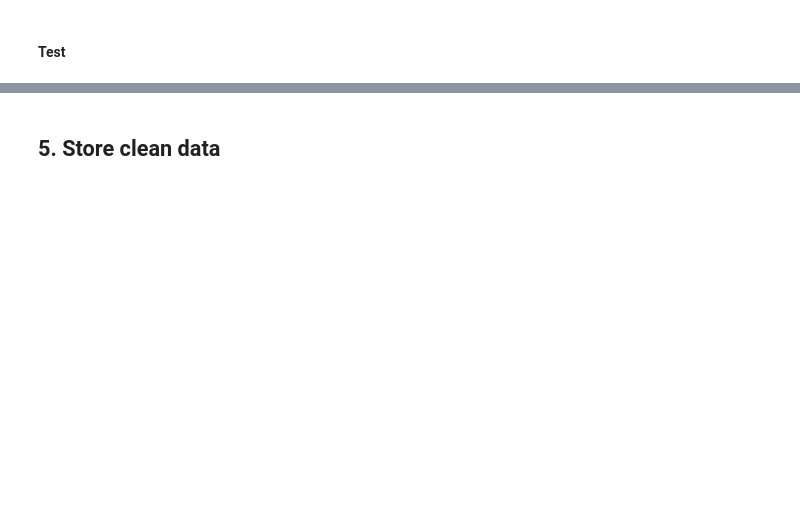
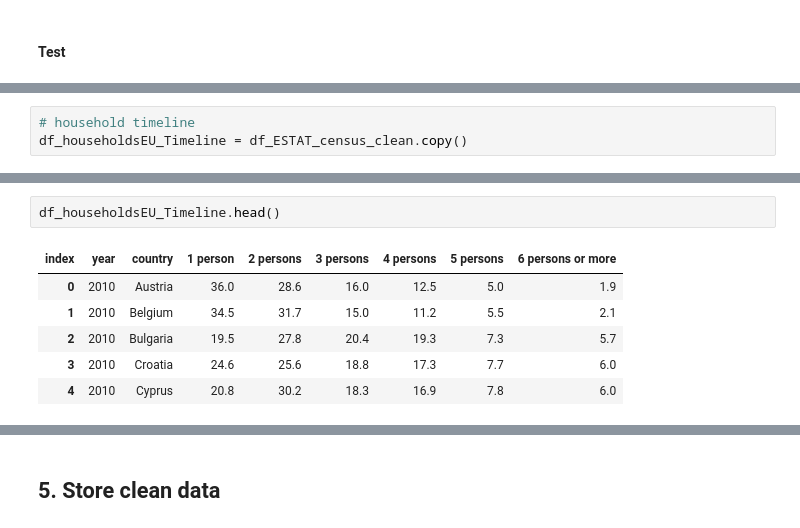
Before and after one commit to AtulSingh-Emyre/AnalysisCovid19, a Jupyter notebook: gather_clean_Covid19.ipynb, the cells around one changed output, grey strips where cells are left out. Saved outputs shown, nothing was run; the diff lists cells and outputs as text; blank space fills up the shorter version.

```diff
--- a/gather_clean_Covid19.ipynb
+++ b/gather_clean_Covid19.ipynb
@@ -1074,0 +1259,3 @@ list(df_OWID_Testing_clean)
+# %%
+# household timeline
+df_householdsEU_Timeline = df_ESTAT_census_clean.copy()
@@ -1074,0 +1300,9 @@ list(df_OWID_Testing_clean)
+# %%
+df_householdsEU_Timeline.head()
+# %% [output]
+| index | year | country | 1 person | 2 persons | 3 persons | 4 persons | 5 persons | 6 persons or more |
+| 0 | 2010 | Austria | 36.0 | 28.6 | 16.0 | 12.5 | 5.0 | 1.9 |
+| 1 | 2010 | Belgium | 34.5 | 31.7 | 15.0 | 11.2 | 5.5 | 2.1 |
+| 2 | 2010 | Bulgaria | 19.5 | 27.8 | 20.4 | 19.3 | 7.3 | 5.7 |
+| 3 | 2010 | Croatia | 24.6 | 25.6 | 18.8 | 17.3 | 7.7 | 6.0 |
+| 4 | 2010 | Cyprus | 20.8 | 30.2 | 18.3 | 16.9 | 7.8 | 6.0 |
```
Also changed, not shown: parts of 68 cells of this notebook, 4 other files.
